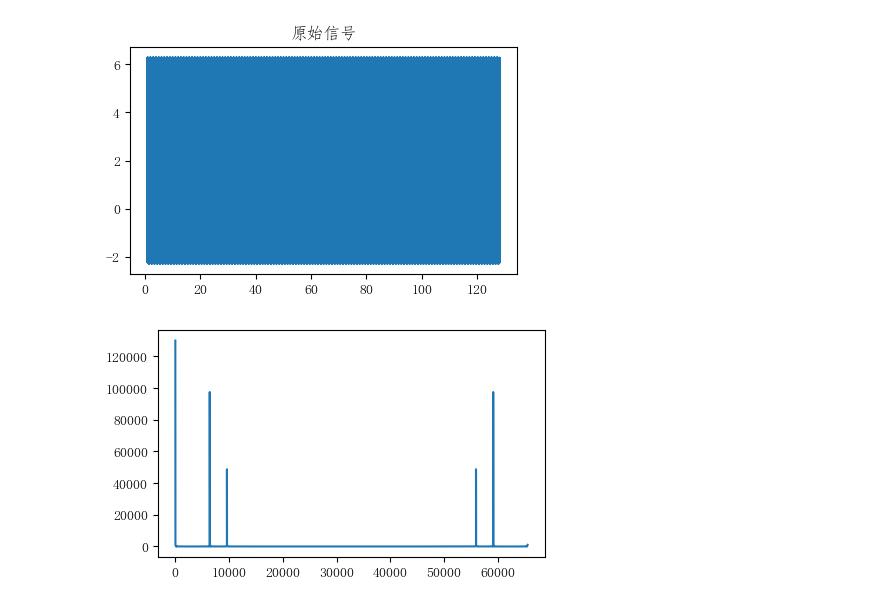
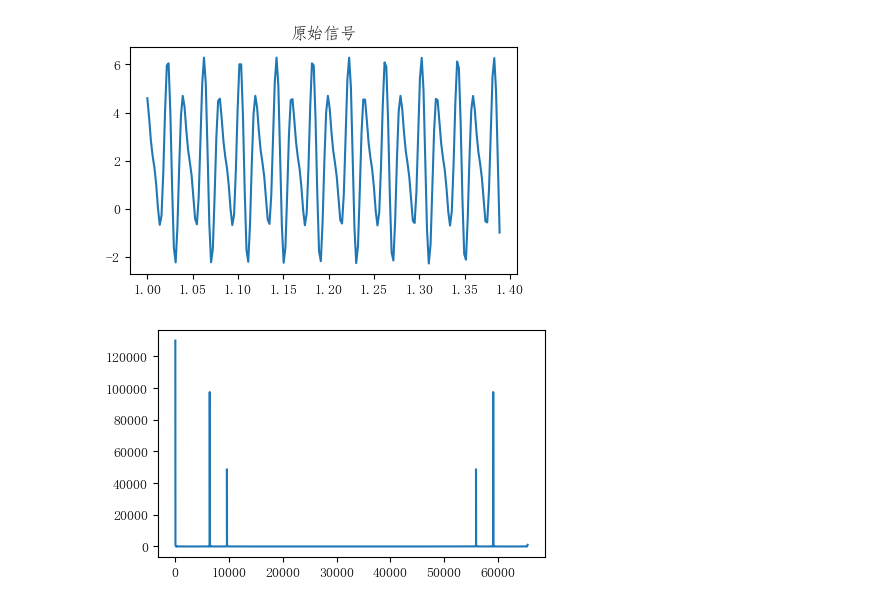
Before and after one commit to Lupin123123/dsp, a Jupyter notebook: fft分析时域模拟/example_1.ipynb, the cells around one changed output. Saved outputs shown, nothing was run; the diff lists cells and outputs as text; code cells hidden in the pictures.

```diff
--- a/fft分析时域模拟/example_1.ipynb
+++ b/fft分析时域模拟/example_1.ipynb
@@ -18,13 +18,14 @@ Ts = 1/Fs               # 采样时刻
 t = np.arange(1, N*Ts, Ts)
 # %%
 plt.figure(figsize=(5, 3), dpi=100)
-S = Adc+A1*np.cos(2*np.pi*F1*t+np.pi*P1/180)+A2*np.cos(2*np.pi*F2*t+np.pi*P2/180)
-# S = np.sin(2*np.pi*100*t)*np.cos(2*np.pi*100*t)
-plt.plot(t, S)
+S = Adc + A1*np.cos(2*np.pi*F1*t+np.pi*P1/180) \
+        + A2*np.cos(2*np.pi*F2*t+np.pi*P2/180)
+
+plt.plot(t[:200], S[:200])
 plt.title('原始信号')
 plt.show()
 # %% [output]
-[figure, old version]
+[figure, new version]
 # %%
 plt.figure(figsize=(5, 3), dpi=100)
 Y = scipy.fft.fft(S, N)             # Y为一个复数
```
Also changed, not shown: parts of 1 cell of this notebook, 7 other files.
